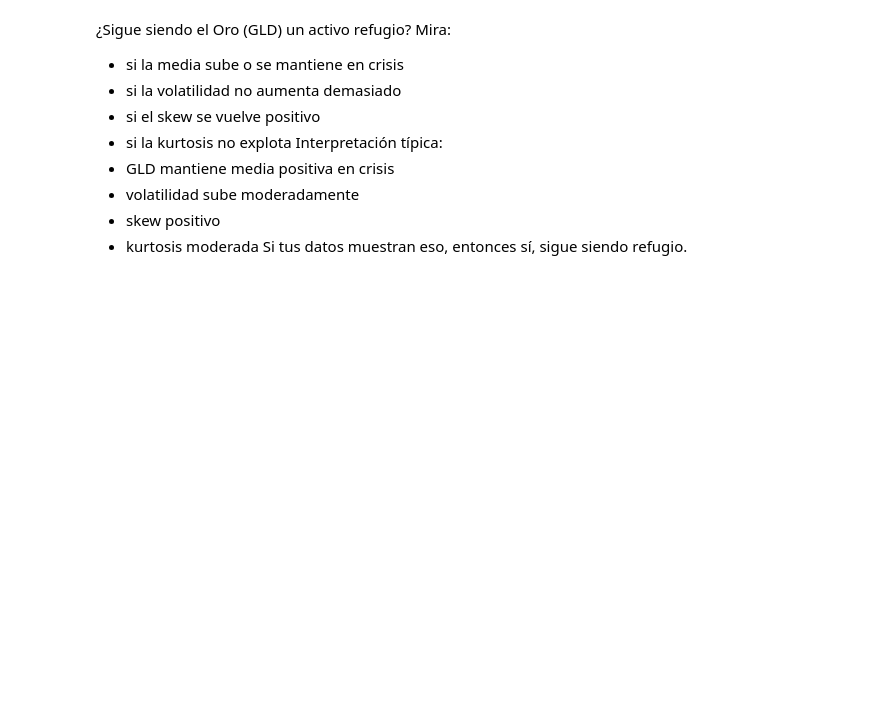
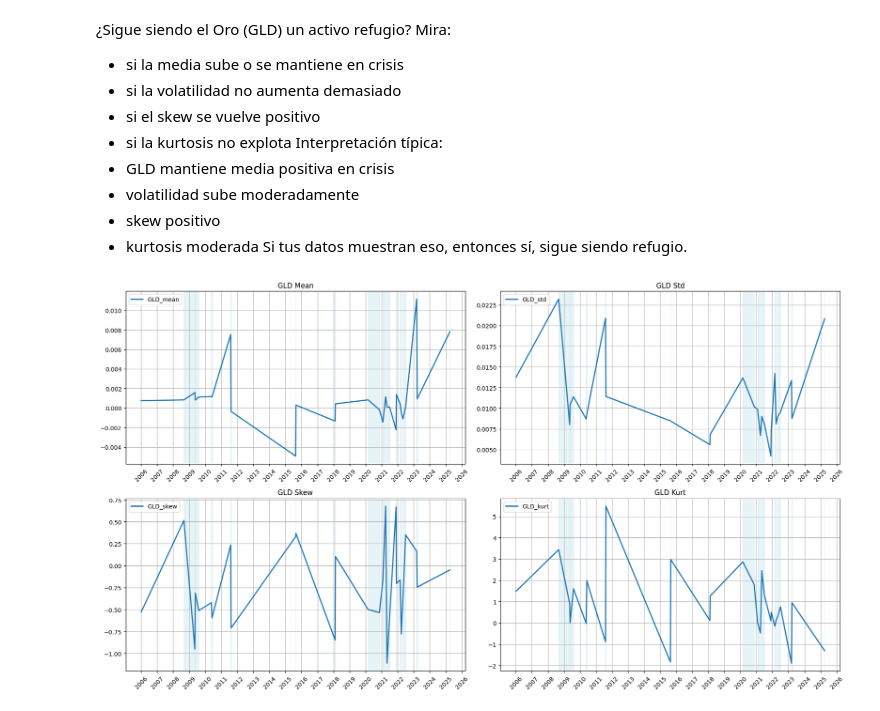
Before and after one commit to NataliaSJO/Practica-MIAX-gestion-de-riesgos, a Jupyter notebook: notebook.ipynb, the cells around one changed output. Saved outputs shown, nothing was run; the diff lists cells and outputs as text; code cells hidden in the pictures; blank space fills up the shorter version.

Commit message:
add GLD grafics and correlation matrix

```diff
--- a/notebook.ipynb
+++ b/notebook.ipynb
@@ -531,16 +563,0 @@ calm_periods.append((
-# %%
-rows = []
-
-# crisis
-for i, (start, end) in enumerate(crisis_periods, start=1):
-    mask = (df_analysis["date"] >= start) & (df_analysis["date"] <= end)
-    for d in df_analysis.loc[mask, "date"]:
-        rows.append({"date": d, "period_id": i, "period_type": "crisis"})
-
-# calma
-for i, (start, end) in enumerate(calm_periods, start=1):
-    mask = (df_analysis["date"] >= start) & (df_analysis["date"] <= end)
-    for d in df_analysis.loc[mask, "date"]:
-        rows.append({"date": d, "period_id": i, "period_type": "calm"})
-
-df_periods = pd.DataFrame(rows)
@@ -633,0 +647,36 @@ Si tus datos muestran eso, entonces sí, sigue siendo refugio.
+# %%
+df_plot = stats_by_period.copy()
+df_plot["start_date"] = pd.to_datetime(df_plot["start_date"])
+
+# Métricas a graficar
+metrics = ["GLD_mean", "GLD_std", "GLD_skew", "GLD_kurt"]
+titles = ["GLD Mean", "GLD Std", "GLD Skew", "GLD Kurt"]
+
+fig, axes = plt.subplots(2, 2, figsize=(18, 10))
+axes = axes.flatten()
+
+for ax, metric, title in zip(axes, metrics, titles):
+
+    # Línea principal
+    ax.plot(df_plot["start_date"], df_plot[metric], label=metric, linewidth=2)
+
+    # Franjas azules para crisis
+    for i, row in df_plot[df_plot["period_type"] == "crisis"].iterrows():
+        start = row["start_date"]
+        # siguiente periodo o final
+        end = df_plot.loc[i + 1, "start_date"] if i + 1 < len(df_plot) else df_plot["start_date"].max()
+        ax.axvspan(start, end, color="lightblue", alpha=0.3)
+
+    # Formato del eje X: todos los años
+    ax.xaxis.set_major_locator(mdates.YearLocator(1))
+    ax.xaxis.set_major_formatter(mdates.DateFormatter("%Y"))
+    ax.tick_params(axis='x', rotation=45)
+
+    ax.set_title(title)
+    ax.legend()
+    ax.grid(True)
+
+plt.tight_layout()
+plt.show()
+# %% [output]
+[figure, added]
```
Also changed, not shown: parts of 29 cells of this notebook.
